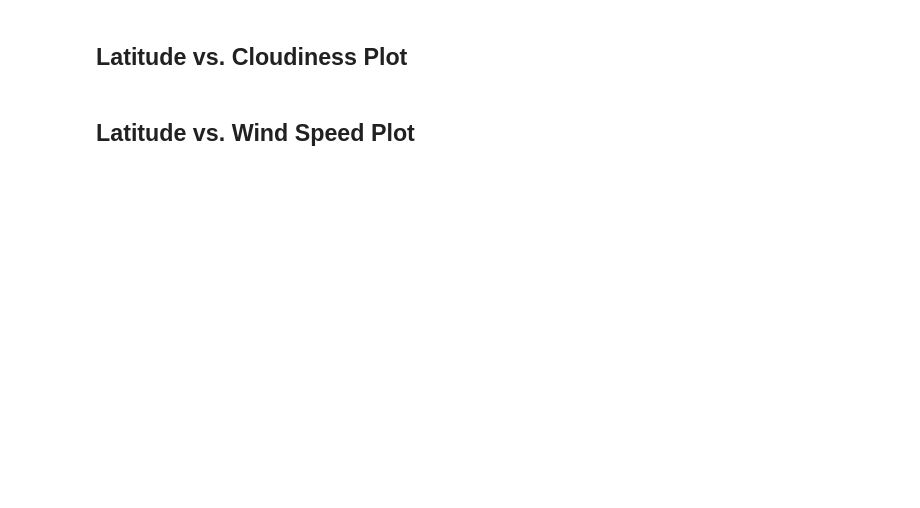
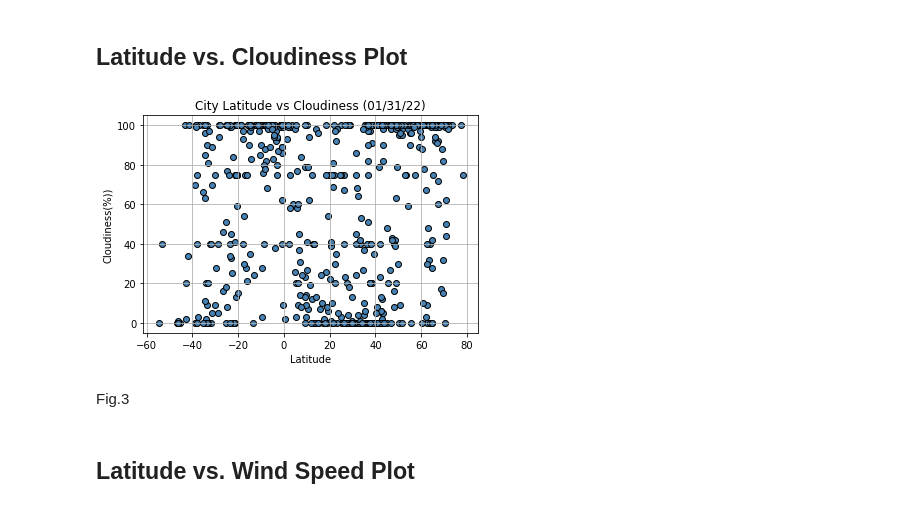
Before and after one commit to mchrzanowski27/python-api-challenge, a Jupyter notebook: WeatherPy/WeatherPy.ipynb, the cells around one changed output. Cells and saved outputs as stored; diff of their text form; code cells hidden in the pictures; blank space fills up the shorter version.

```diff
--- a/WeatherPy/WeatherPy.ipynb
+++ b/WeatherPy/WeatherPy.ipynb
@@ -81,4 +230,17 @@ Skip this step if there are no cities that have humidity > 100%.
 # %% [markdown]
 ## Latitude vs. Cloudiness Plot
+# %%
+# Latitude vs Cloudiness scatter plot
+plt.scatter(weather_data["Lat"], weather_data["Cloudiness"], color = "steelblue", edgecolor = "black")
+
+plt.title("City Latitude vs Cloudiness (01/31/22)")
+plt.xlabel("Latitude")
+plt.ylabel("Cloudiness(%))")
+plt.grid(True)
+plt.savefig("../Images/City Latitude vs Cloudiness.png")
+# %% [output]
+[figure, added]
+# %% [markdown]
+Fig.3
 # %% [markdown]
 ## Latitude vs. Wind Speed Plot
```
Also changed, not shown: parts of 33 cells of this notebook, 15 other files.
